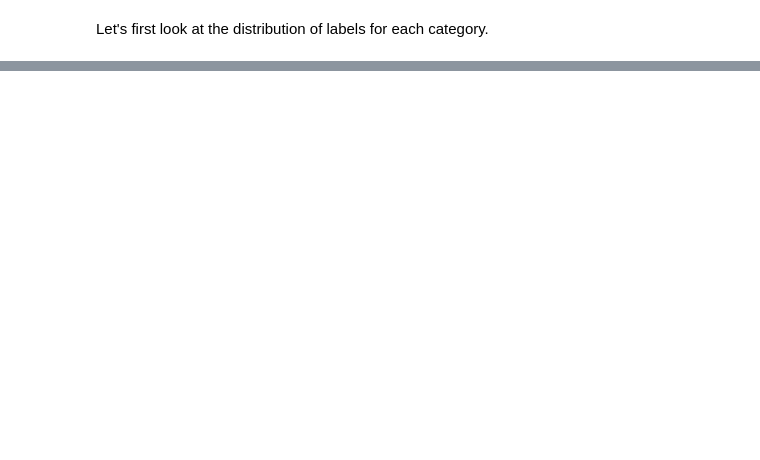
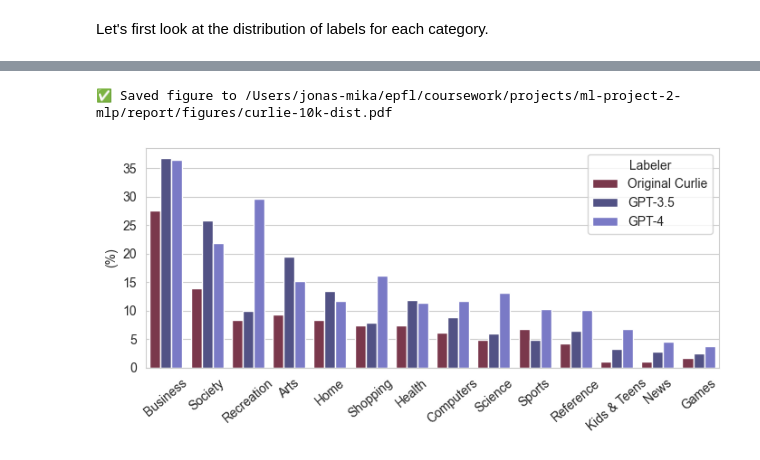
Before and after one commit to CS-433/ml-project-2-mlp, a Jupyter notebook: notebooks/eda.ipynb, the cells around one changed output, grey strips where cells are left out. Cells and saved outputs as stored; diff of their text form; code cells hidden in the pictures; blank space fills up the shorter version.

```diff
--- a/notebooks/eda.ipynb
+++ b/notebooks/eda.ipynb
@@ -817,7 +742,7 @@ In this section we explore the labels of the `curlie-1000` that we relabel with
 # %%
 # Initialise data and labeler config
 curlie_cfg = hydra.compose(config_name="eda", overrides=["data=curlie"])
-curlie_labeler_names = ["gpt3.5-oneshot-context2"]
+curlie_labeler_names = ["gpt3.5-oneshot-context2", "gpt4-zeroshot-context2"]
 curlie_labeler_cfg = {name: hydra.compose(config_name="eda", overrides=[f"labeler={name}"]) for name in curlie_labeler_names}
 # %%
 # Instantiate data
@@ -942,0 +767,51 @@ plt.show()
+# %%
+# Plot label distribution
+label_dist = get_label_dist(curlie_labeler)
+original_curlie_dist = {
+ 'Business': 27.6,
+ 'Society': 13.9,
+ 'Arts': 9.3,
+ 'Home': 8.4,
+ 'Health': 7.4,
+ 'Recreation': 8.4,
+ 'Computers': 6.2,
+ 'Shopping': 7.4,
+ 'Reference': 4.3,
+ 'Science': 4.8,
+ 'Sports': 6.8,
+ 'Kids_and_Teens': 1.1,
+ 'News': 1.1,
+ 'Games': 1.7
+}
+for category, freq in original_curlie_dist.items():
+    label_dist.loc[len(label_dist)] = ["Original Curlie", category, freq]
+
+renamer2 = {"Original Curlie": "Original Curlie", "GPT-3.5 + 1-shot + C2": "GPT-3.5", "GPT-4 + 0-shot + C2": "GPT-4"}
+label_dist["labeler"] = label_dist["labeler"].apply(lambda x: renamer2[x])
+
+label_dist["labeler"] = pd.Categorical(label_dist['labeler'], ["Original Curlie", "GPT-3.5", "GPT-4"], ordered=True)
+labeler_dist = label_dist.sort_values("labeler")
+
+fig, ax = plt.subplots(figsize=(7, 3))
+fig.tight_layout(pad=1.0)
+sns.barplot(
+    label_dist,
+    y="freq",
+    x="category",
+    hue="labeler",
+    order=label_dist.groupby("category").sum({"freq": "sum"}).sort_values("freq", ascending=False).index,
+    palette={"Original Curlie": "#852D48", "GPT-3.5": "#49498D", "GPT-4": "#6D6DD3"},
+    ax=ax
+)
+ax.get_legend().set_title("Labeler")
+ax.set_xlabel("")
+ax.set_ylabel("(%)")
+ax.set_xticks(ax.get_xticks())
+ax.set_xticklabels([rename_dict.get(x.get_text(), x.get_text()) for x  in ax.get_xticklabels()], rotation=40)
+
+path = os.path.join(FIGURE_DIR, "curlie-10k-dist.pdf")
+fig.savefig(path, bbox_inches="tight")
+print(f"✅ Saved figure to {path}")
+# %% [output]
+✅ Saved figure to /Users/jonas-mika/epfl/coursework/projects/ml-project-2-mlp/report/figures/curlie-10k-dist.pdf
+[figure, added]
```
Also changed, not shown: parts of 32 cells of this notebook.
